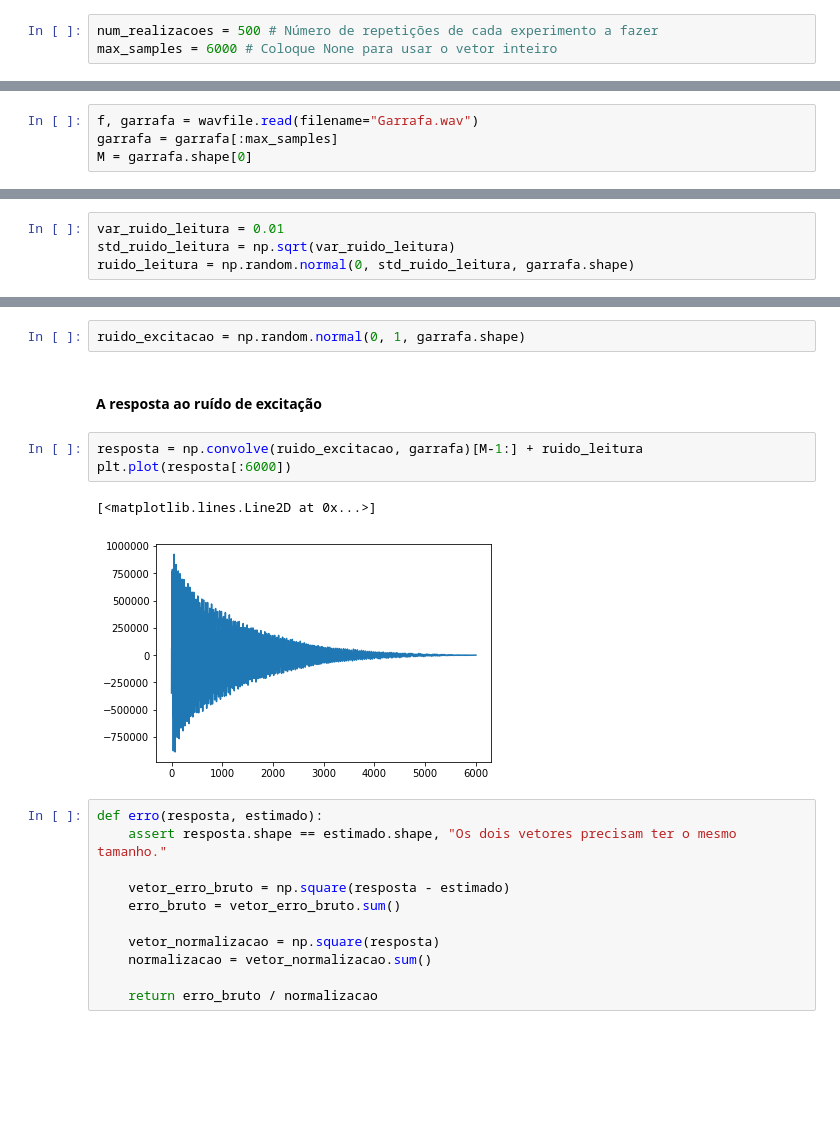
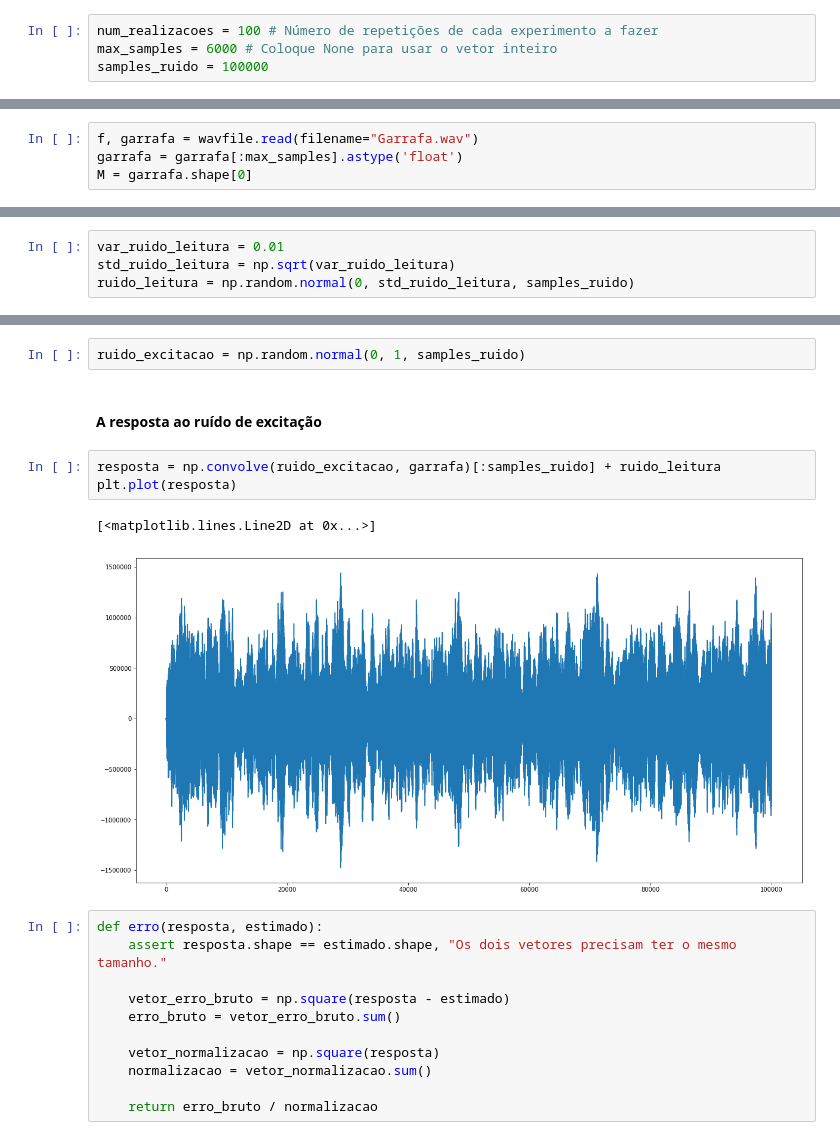
Before and after one commit to apsvieira/processos_estocasticos, a Jupyter notebook: estimacao_resposta_impulso.ipynb, the cells around one changed output, grey strips where cells are left out. Drawn from its saved outputs; the diff is of its cells as text; blank space fills up the shorter version.

Commit message:
Demonstracoes + mudanca no formato do ruido

```diff
--- a/estimacao_resposta_impulso.ipynb
+++ b/estimacao_resposta_impulso.ipynb
@@ -7,13 +9,14 @@ from scipy.linalg import solve_toeplitz
 # %% [markdown]
 ## Definição do problema
 # %%
-num_realizacoes = 500 # Número de repetições de cada experimento a fazer
+num_realizacoes = 100 # Número de repetições de cada experimento a fazer
 max_samples = 6000 # Coloque None para usar o vetor inteiro
+samples_ruido = 100000
 # %% [markdown]
 #### Leitura da resposta ao impulso da garrafa
 # %%
 f, garrafa = wavfile.read(filename="Garrafa.wav")
-garrafa = garrafa[:max_samples]
+garrafa = garrafa[:max_samples].astype('float')
 M = garrafa.shape[0]
 # %%
 plt.plot(garrafa)
@@ -25,19 +28,19 @@ plt.plot(garrafa)
 # %%
 var_ruido_leitura = 0.01
 std_ruido_leitura = np.sqrt(var_ruido_leitura)
-ruido_leitura = np.random.normal(0, std_ruido_leitura, garrafa.shape)
+ruido_leitura = np.random.normal(0, std_ruido_leitura, samples_ruido)
 # %% [markdown]
 ####  Definição do ruído de excitação
 # %%
-ruido_excitacao = np.random.normal(0, 1, garrafa.shape)
+ruido_excitacao = np.random.normal(0, 1, samples_ruido)
 # %% [markdown]
 #### A resposta ao ruído de excitação
 # %%
-resposta = np.convolve(ruido_excitacao, garrafa)[M-1:] + ruido_leitura
-plt.plot(resposta[:6000])
+resposta = np.convolve(ruido_excitacao, garrafa)[:samples_ruido] + ruido_leitura
+plt.plot(resposta)
 # %% [output]
 [<matplotlib.lines.Line2D at 0x...>]
-[figure, old version]
+[figure, new version]
 # %%
 def erro(resposta, estimado):
     assert resposta.shape == estimado.shape, "Os dois vetores precisam ter o mesmo tamanho."
```
Also changed, not shown: parts of 29 cells of this notebook.
